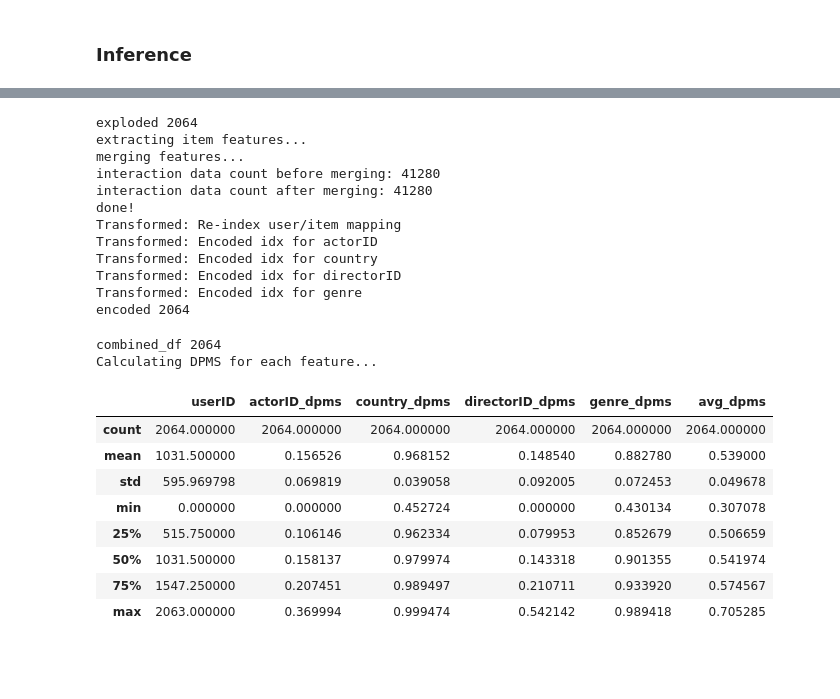
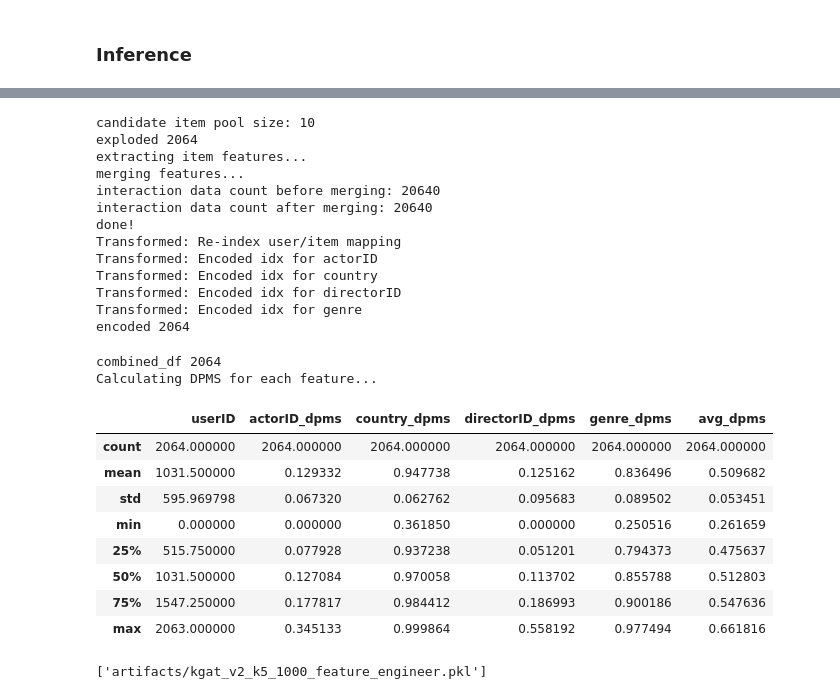
Before and after one commit to jeffery5bai/DPRecSys, a Jupyter notebook: experiments/kgat_exp_v2.ipynb, the cells around one changed output, grey strips where cells are left out. Drawn from its saved outputs; the diff is of its cells as text; code cells hidden in the pictures; blank space fills up the shorter version.

```diff
--- a/experiments/kgat_exp_v2.ipynb
+++ b/experiments/kgat_exp_v2.ipynb
@@ -264,8 +264,8 @@ Seed set to 42
 from common._mlflow import get_mlflow_logger, get_callbacks
 
 EXPERIMENT_NAME = "kgat-exp"
-VERSION = "prod-v2"
-RUN_NAME = "run01" # "run-4-mini-undirected"
+VERSION = "v2"
+RUN_NAME = "k=1000" # "run-4-mini-undirected"
 PATIENCE = 5
 mlflow_logger = get_mlflow_logger(experiment_name=EXPERIMENT_NAME, run_name=RUN_NAME, tags={"version": VERSION})
 trainer_callbacks = get_callbacks(
@@ -387,40 +381,58 @@ torch.save(model.item_emb.cpu(), f"{embedding_path}{prefix}_item_emb.pt")
 user_dps_df = evaluator.eval_user_diversity_preference_scale(encoded_train_df, feature_engineer.vocab2idx, normalized=True)
 
 # Evaluate user diversity preference matching score (DPMS) at k
 eval_df = evaluator.prepare_evaluation_data(model.test_results, feature_engineer.idx2vocab)
 
 # Get user DPMS
 user_dpms_df = evaluator.evaluate_dpms_at_k(
     eval_df=eval_df,
     feature_engineer=feature_engineer,
     ground_truth_dps_df=user_dps_df,
-    k=20,
+    k=10,
     actor_k=5,
     rare_threshold=5,
 )
 
 user_dpms_df.describe()
 # %% [output]
+candidate item pool size: 10
 exploded 2064
 extracting item features...
 merging features...
-interaction data count before merging: 41280
-interaction data count after merging: 41280
+interaction data count before merging: 20640
+interaction data count after merging: 20640
 done!
 Transformed: Re-index user/item mapping
 Transformed: Encoded idx for actorID
 Transformed: Encoded idx for country
 Transformed: Encoded idx for directorID
 Transformed: Encoded idx for genre
 encoded 2064
 combined_df 2064
 Calculating DPMS for each feature...
 |  | userID | actorID_dpms | country_dpms | directorID_dpms | genre_dpms | avg_dpms |
 | count | 2064.000000 | 2064.000000 | 2064.000000 | 2064.000000 | 2064.000000 | 2064.000000 |
-| mean | 1031.500000 | 0.156526 | 0.968152 | 0.148540 | 0.882780 | 0.539000 |
-| std | 595.969798 | 0.069819 | 0.039058 | 0.092005 | 0.072453 | 0.049678 |
-| min | 0.000000 | 0.000000 | 0.452724 | 0.000000 | 0.430134 | 0.307078 |
-| 25% | 515.750000 | 0.106146 | 0.962334 | 0.079953 | 0.852679 | 0.506659 |
-| 50% | 1031.500000 | 0.158137 | 0.979974 | 0.143318 | 0.901355 | 0.541974 |
-| 75% | 1547.250000 | 0.207451 | 0.989497 | 0.210711 | 0.933920 | 0.574567 |
-| max | 2063.000000 | 0.369994 | 0.999474 | 0.542142 | 0.989418 | 0.705285 |
+| mean | 1031.500000 | 0.129332 | 0.947738 | 0.125162 | 0.836496 | 0.509682 |
+| std | 595.969798 | 0.067320 | 0.062762 | 0.095683 | 0.089502 | 0.053451 |
+| min | 0.000000 | 0.000000 | 0.361850 | 0.000000 | 0.250516 | 0.261659 |
+| 25% | 515.750000 | 0.077928 | 0.937238 | 0.051201 | 0.794373 | 0.475637 |
+| 50% | 1031.500000 | 0.127084 | 0.970058 | 0.113702 | 0.855788 | 0.512803 |
+| 75% | 1547.250000 | 0.177817 | 0.984412 | 0.186993 | 0.900186 | 0.547636 |
+| max | 2063.000000 | 0.345133 | 0.999864 | 0.558192 | 0.977494 | 0.661816 |
+# %%
+prefix = "kgat_v2_k5_1000"
+embedding_path = "embeddings/"
+
+torch.save(model.user_emb.cpu(), f"{embedding_path}{prefix}_user_emb.pt")
+torch.save(model.item_emb.cpu(), f"{embedding_path}{prefix}_item_emb.pt")
+
+import joblib
+dir = "artifacts"
+if not os.path.exists(dir):
+    os.makedirs(dir)
+
+joblib.dump(eval_df, os.path.join(dir, f"{prefix}_eval_df.pkl"))
+joblib.dump(user_dps_df, os.path.join(dir, f"{prefix}_user_dps_df.pkl"))
+joblib.dump(feature_engineer, os.path.join(dir, f"{prefix}_feature_engineer.pkl"))
+# %% [output]
+['artifacts/kgat_v2_k5_1000_feature_engineer.pkl']
```
Also changed, not shown: parts of 6 cells of this notebook, 4 other files.
